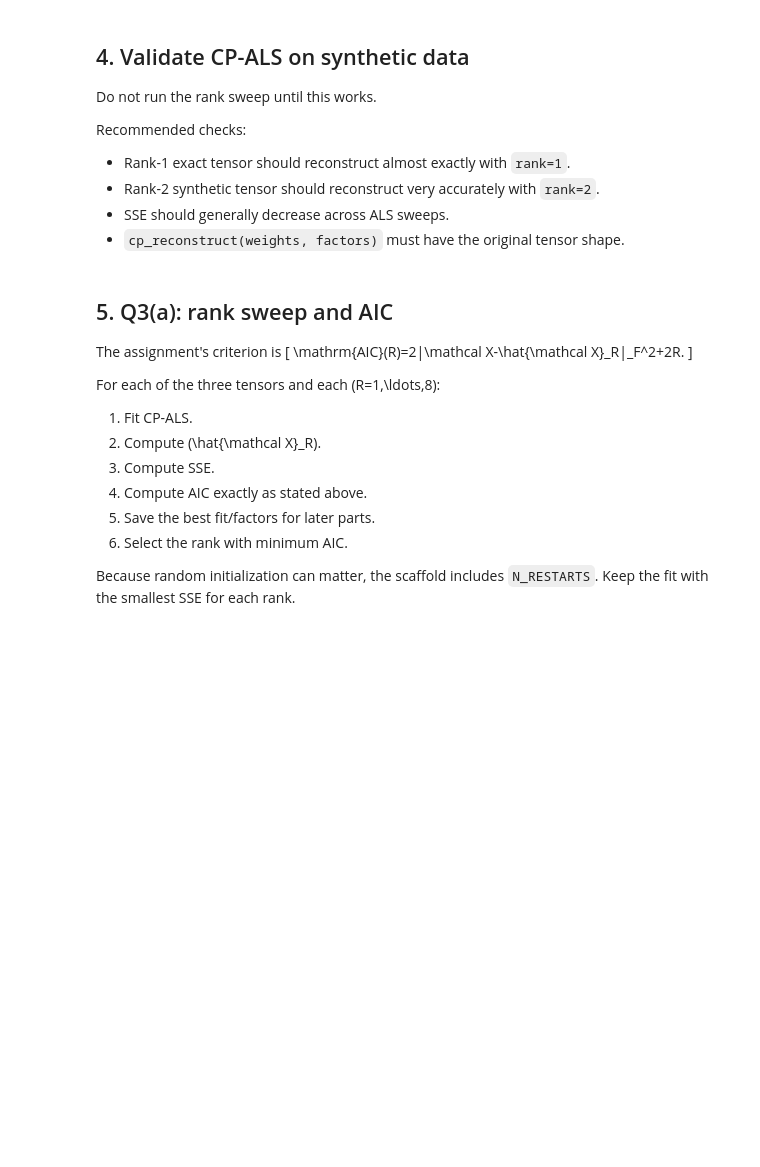
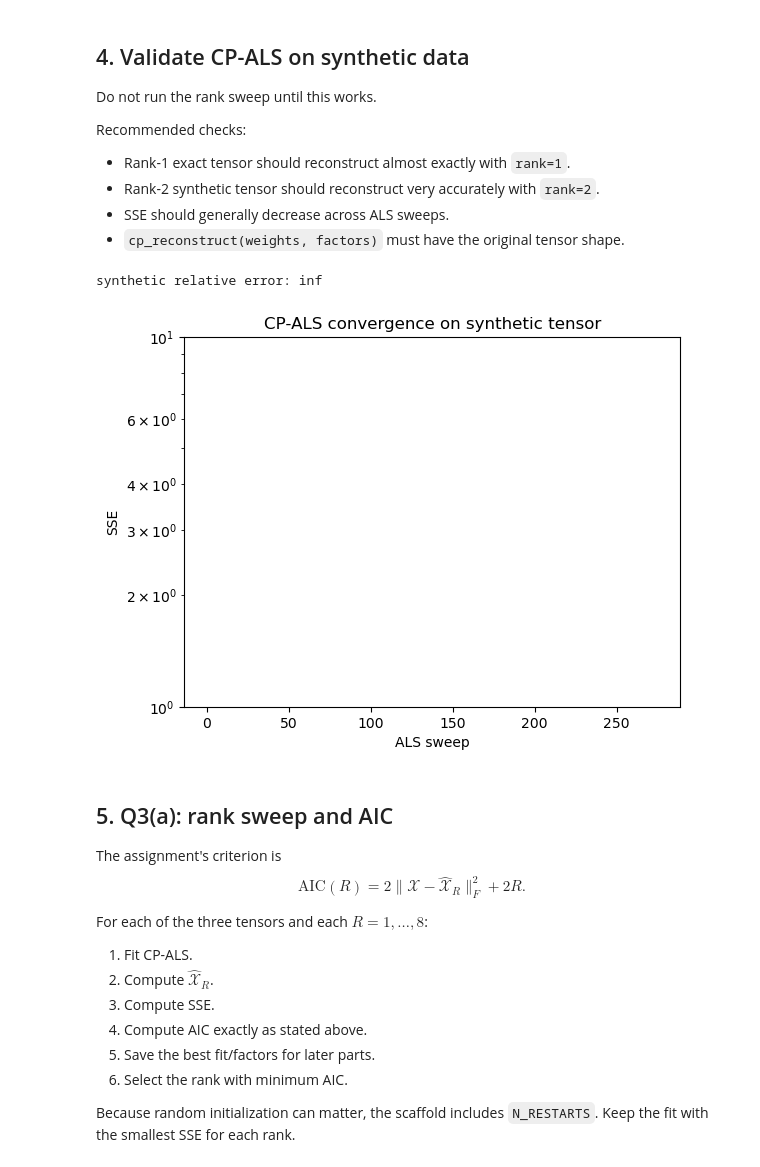
Before and after one commit to kyle-nguyennn/ml-stats-lab, a Jupyter notebook: fda/lab3/Q3_heat_transfer_cp_als.ipynb, the cells around one changed output. Saved outputs shown, nothing was run; the diff lists cells and outputs as text; code cells hidden in the pictures; blank space fills up the shorter version.

```diff
--- a/fda/lab3/Q3_heat_transfer_cp_als.ipynb
+++ b/fda/lab3/Q3_heat_transfer_cp_als.ipynb
@@ -265,33 +273,34 @@ Recommended checks:
 - SSE should generally decrease across ALS sweeps.
 - `cp_reconstruct(weights, factors)` must have the original tensor shape.
 # %%
-# TODO: synthetic CP-ALS validation.
-#
-# rng = np.random.default_rng(SEED)
-# ...
-# weights, factors, history = cp_als(X_syn, rank=2, seed=SEED)
-# X_hat = cp_reconstruct(weights, factors)
-# rel_err = np.linalg.norm(X_syn - X_hat) / np.linalg.norm(X_syn)
-# print("synthetic relative error:", rel_err)
-#
-# plt.plot(history["sse"])
-# plt.yscale("log")
-# plt.xlabel("ALS sweep")
-# plt.ylabel("SSE")
-# plt.title("CP-ALS convergence on synthetic tensor")
-# plt.show()
+rng = np.random.default_rng(SEED)
+
+weights, factors, history = cp_als(X_syn, rank=2, seed=SEED)
+X_hat = cp_reconstruct(weights, factors)
+rel_err = np.linalg.norm(X_syn - X_hat) / np.linalg.norm(X_syn)
+print("synthetic relative error:", rel_err)
+
+plt.plot(history["sse"])
+plt.yscale("log")
+plt.xlabel("ALS sweep")
+plt.ylabel("SSE")
+plt.title("CP-ALS convergence on synthetic tensor")
+plt.show()
+# %% [output]
+synthetic relative error: inf
+[figure, added]
 # %% [markdown]
 ## 5. Q3(a): rank sweep and AIC
 
 The assignment's criterion is
-\[
+$$
 \mathrm{AIC}(R)=2\|\mathcal X-\hat{\mathcal X}_R\|_F^2+2R.
-\]
+$$
 
-For each of the three tensors and each \(R=1,\ldots,8\):
+For each of the three tensors and each $R=1,\ldots,8$:
 
 1. Fit CP-ALS.
-2. Compute \(\hat{\mathcal X}_R\).
+2. Compute $\hat{\mathcal X}_R$.
 3. Compute SSE.
 4. Compute AIC exactly as stated above.
 5. Save the best fit/factors for later parts.
```
Also changed, not shown: parts of 14 cells of this notebook, 2 other files.
